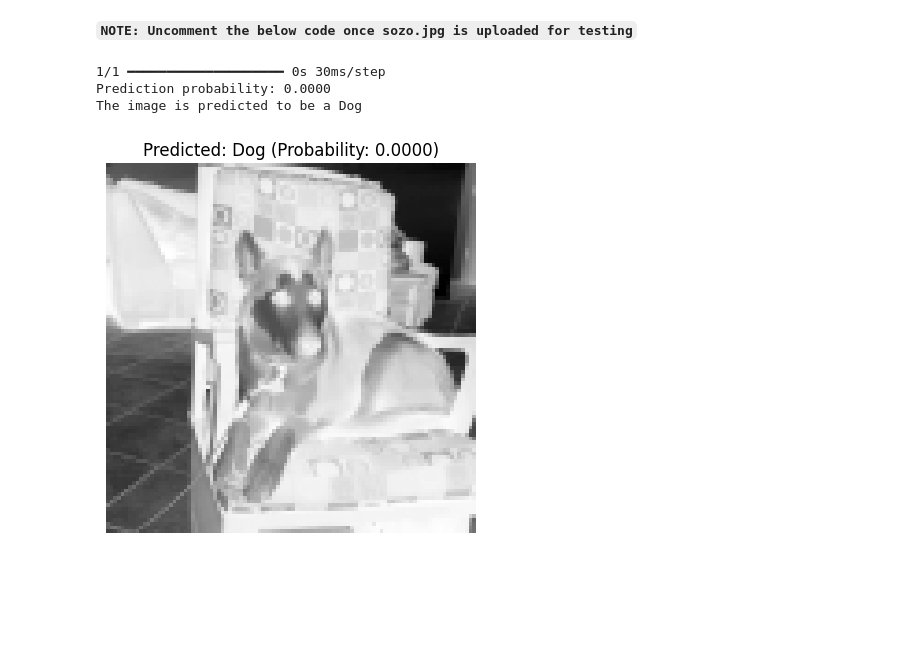
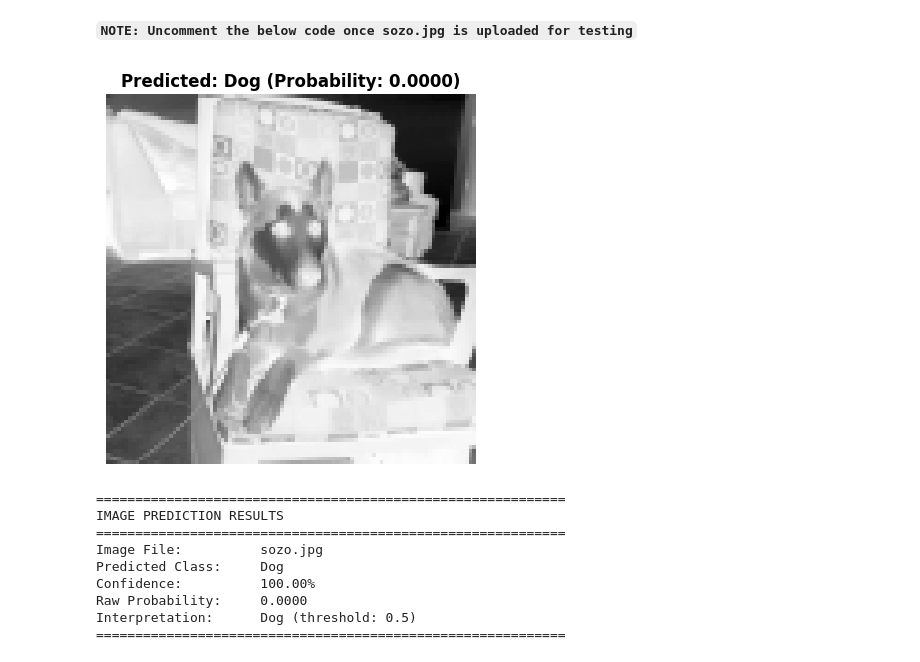
Before and after one commit to jerrinojacob/Data-Science-Portfolio, a Jupyter notebook: Project_06/CNN_Cats_and_Dogs.ipynb, the cells around one changed output. Drawn from its saved outputs; the diff is of its cells as text; code cells hidden in the pictures; blank space fills up the shorter version.

```diff
--- a/Project_06/CNN_Cats_and_Dogs.ipynb
+++ b/Project_06/CNN_Cats_and_Dogs.ipynb
@@ -447,43 +447,3 @@ model.input_shape
 (None, 100, 100, 1)
 # %% [markdown]
 #####Function to Resize Image
-# %%
-def img_resize(imag='sozo.jpg', color=''):
-
-  img = cv2.imread(imag)
-
-  target_size  = (100,100)
-
-  resized_img = cv2.resize(img, target_size, interpolation=cv2.INTER_AREA)
-  grayscale_img = cv2.cvtColor(resized_img, cv2.COLOR_BGR2GRAY)
-  img_reshape = grayscale_img.reshape(1,100,100,1)
-
-  if(color.lower()=='gray'):
-    plt.imshow(img_reshape[0,:],cmap=plt.cm.gray)
-  elif(color.lower()=='gray reverse'):
-    plt.imshow(img_reshape[0,:],cmap=plt.cm.gray_r)
-  elif(color.lower()==''):
-    plt.imshow(img_reshape[0,:],)
-  else:
-    print("Choice of Color scheme is invalid")
-
-  plt.axis('Off')
-  plt.title(imag)
-
-  image_array = img_reshape / 255.0
-  image_array = image_array.reshape((1, 100, 100, 1))
-
-  # Use the model to make a prediction
-  prediction = model.predict(image_array)
-
-  # Interpret the prediction
-  if prediction[0][0] < 0.5:
-      label_img = "Dog"
-  else:
-      label_img = "Cat"
-
-  plt.title(f"Predicted: {label_img} (Probability: {prediction[0][0]:.4f})")
-
-  # Output the prediction for verification
-  print(f"Prediction probability: {prediction[0][0]:.4f}")
-  print(f"The image is predicted to be a {label_img}")
@@ -578,10 +700,16 @@ low-level features to high-level representations.
 # %% [markdown]
 **`NOTE: Uncomment the below code once sozo.jpg is uploaded for testing`**
 # %%
-#img_resize('sozo.jpg','Gray Reverse')
+img_resize('sozo.jpg','Gray Reverse')
 # %% [output]
+[figure, new version]
-1/1 ━━━━━━━━━━━━━━━━━━━━ 0s 30ms/step
-Prediction probability: 0.0000
-The image is predicted to be a Dog
+============================================================
+IMAGE PREDICTION RESULTS
+============================================================
+Image File:          sozo.jpg
+Predicted Class:     Dog
+Confidence:          100.00%
+Raw Probability:     0.0000
+Interpretation:      Dog (threshold: 0.5)
+============================================================
-[figure, old version]
 # %%
```
Also changed, not shown: parts of 16 cells of this notebook.
